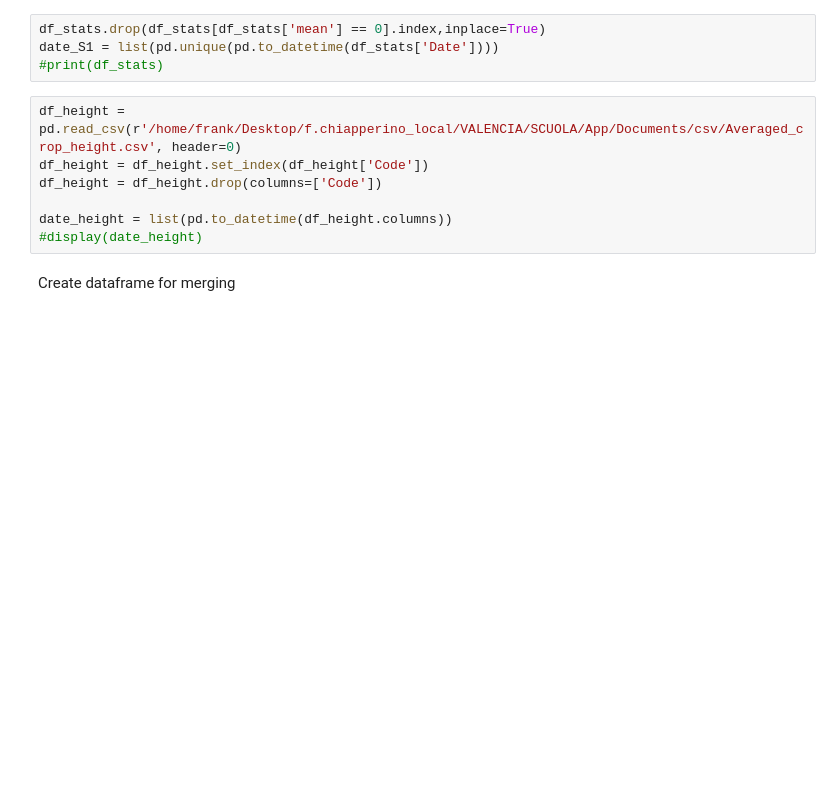
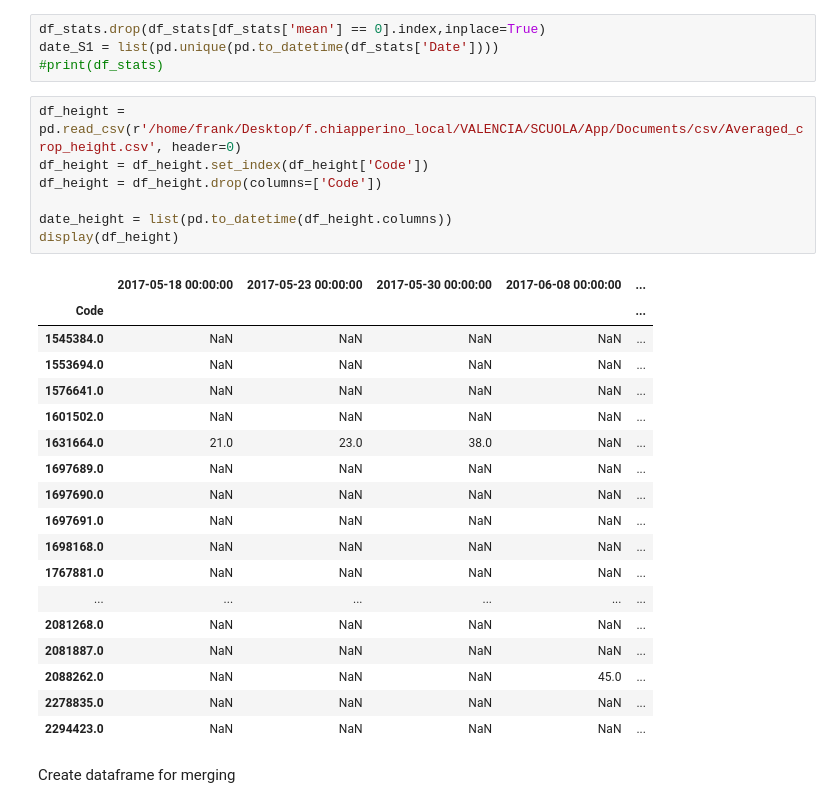
Before and after one commit to cFr4nk/Tesi_SAR_Analysis, a Jupyter notebook: Regressions.ipynb, the cells around one changed output. Drawn from its saved outputs; the diff is of its cells as text; blank space fills up the shorter version.

```diff
--- a/Regressions.ipynb
+++ b/Regressions.ipynb
@@ -32,10 +32,29 @@ date_S1 = list(pd.unique(pd.to_datetime(df_stats['Date'])))
 # %%
 df_height = pd.read_csv(r'/home/frank/Desktop/f.chiapperino_local/VALENCIA/SCUOLA/App/Documents/csv/Averaged_crop_height.csv', header=0)
 df_height = df_height.set_index(df_height['Code'])
 df_height = df_height.drop(columns=['Code'])
 
 date_height = list(pd.to_datetime(df_height.columns))
-#display(date_height)
+display(df_height)
+# %% [output]
+|  | 2017-05-18 00:00:00 | 2017-05-23 00:00:00 | 2017-05-30 00:00:00 | 2017-06-08 00:00:00 | ... |
+| Code |  |  |  |  | ... |
+| 1545384.0 | NaN | NaN | NaN | NaN | ... |
+| 1553694.0 | NaN | NaN | NaN | NaN | ... |
+| 1576641.0 | NaN | NaN | NaN | NaN | ... |
+| 1601502.0 | NaN | NaN | NaN | NaN | ... |
+| 1631664.0 | 21.0 | 23.0 | 38.0 | NaN | ... |
+| 1697689.0 | NaN | NaN | NaN | NaN | ... |
+| 1697690.0 | NaN | NaN | NaN | NaN | ... |
+| 1697691.0 | NaN | NaN | NaN | NaN | ... |
+| 1698168.0 | NaN | NaN | NaN | NaN | ... |
+| 1767881.0 | NaN | NaN | NaN | NaN | ... |
+| ... | ... | ... | ... | ... | ... |
+| 2081268.0 | NaN | NaN | NaN | NaN | ... |
+| 2081887.0 | NaN | NaN | NaN | NaN | ... |
+| 2088262.0 | NaN | NaN | NaN | 45.0 | ... |
+| 2278835.0 | NaN | NaN | NaN | NaN | ... |
+| 2294423.0 | NaN | NaN | NaN | NaN | ... |
 # %% [markdown]
 Create dataframe for merging
 # %%
```
Also changed, not shown: parts of 3 cells of this notebook, 2 other files.
